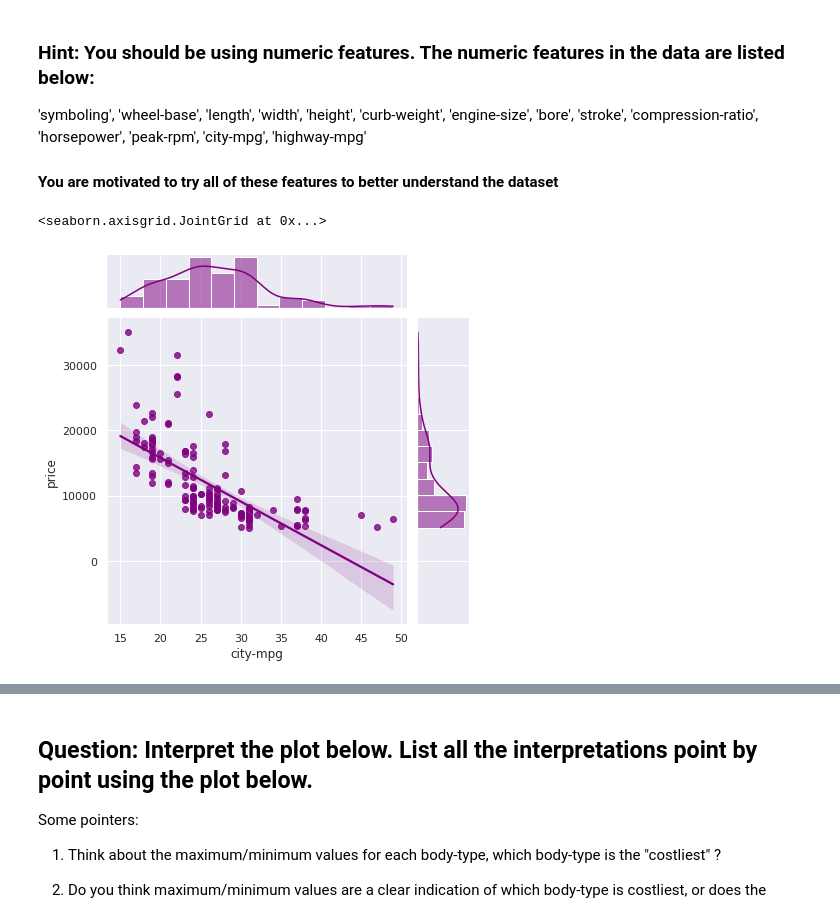
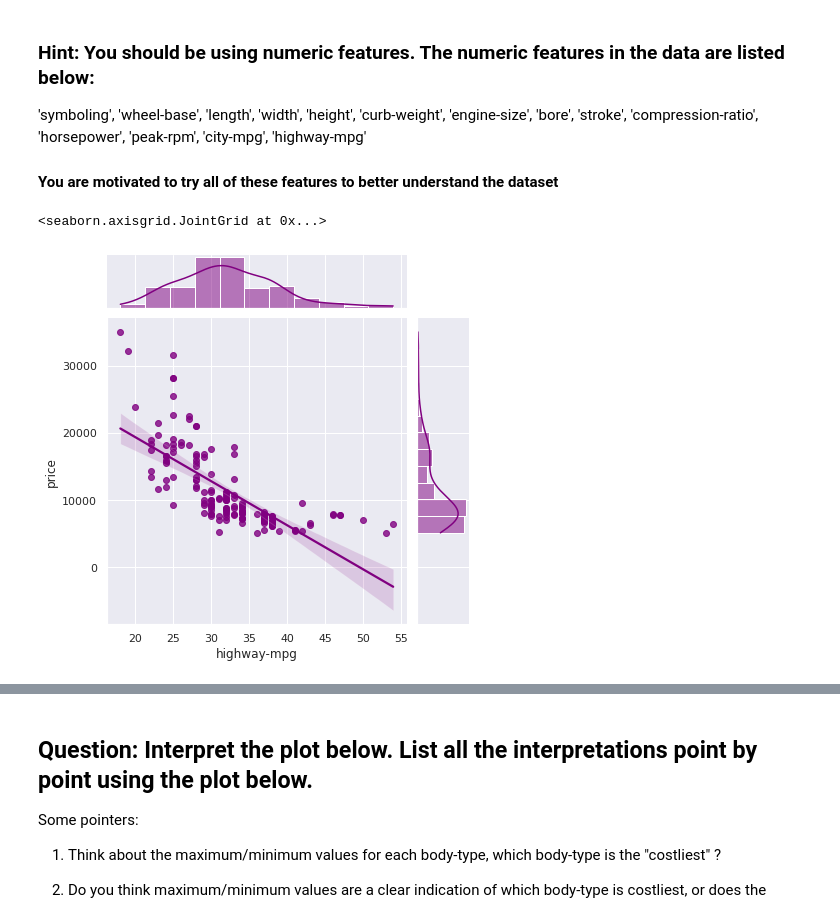
Before and after one commit to Prudhvi2k3/FMML_COURSE_ASSIGNMENT, a Jupyter notebook: Mod2_Lab1.ipynb, the cells around one changed output, grey strips where cells are left out. Drawn from its saved outputs; the diff is of its cells as text; code cells hidden in the pictures.

```diff
--- a/Mod2_Lab1.ipynb
+++ b/Mod2_Lab1.ipynb
@@ -161,13 +161,13 @@ An example is shown below, with "highway-mpg" where MPG is miles per gallon.
 # %%
 ############################
 ### CHANGE THE CODE HERE ###
 
-feature = "city-mpg"
+feature = "highway-mpg"
 
 ############################
 
 
 sns.jointplot(x=pd.to_numeric(X[feature]), y = y, kind="reg", color = 'purple')
 # %% [output]
 <seaborn.axisgrid.JointGrid at 0x...>
-[figure, old version]
+[figure, new version]
```
Also changed, not shown: parts of 2 cells of this notebook.
